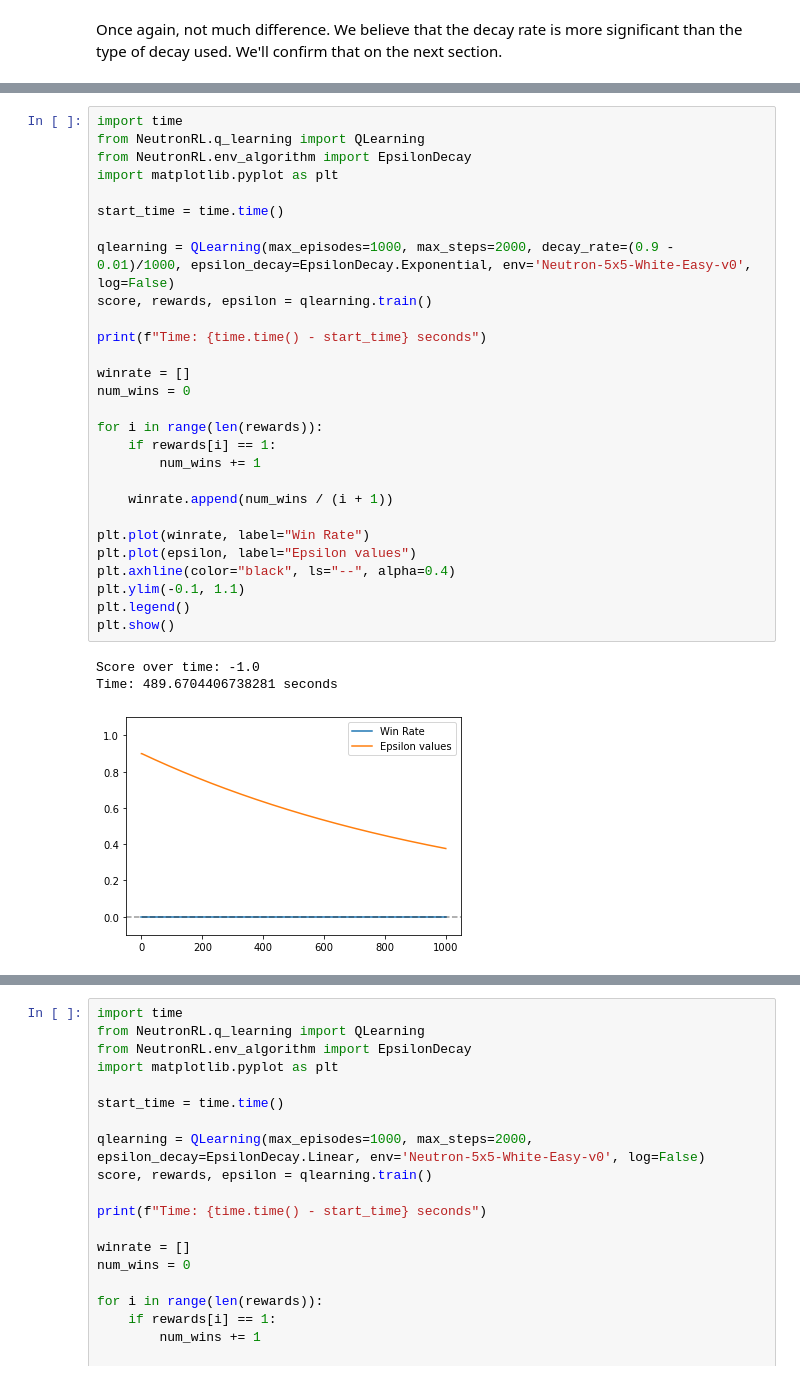
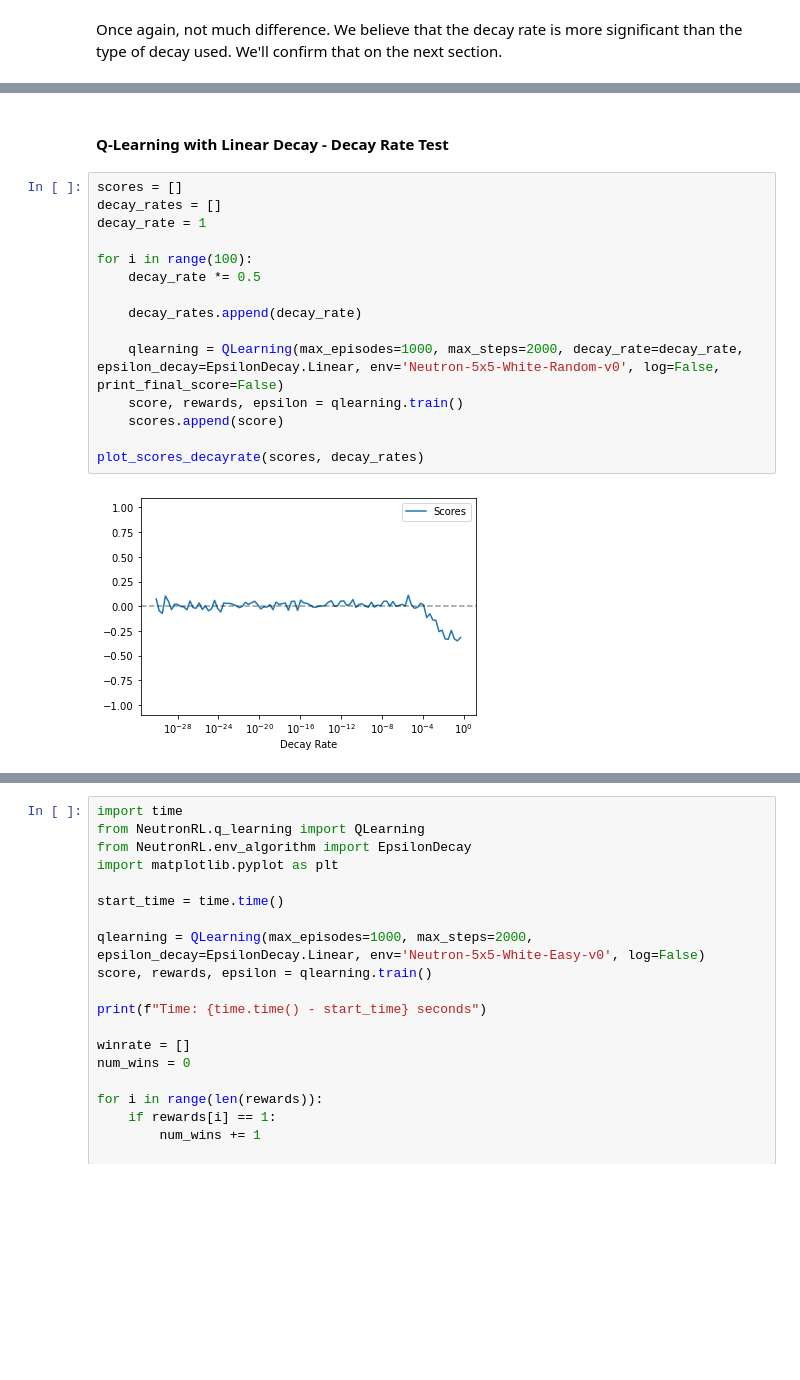
Before and after one commit to Maligetzus/IART, a Jupyter notebook: NeutronRL_Notebook.ipynb, the cells around one changed output, grey strips where cells are left out. Saved outputs shown, nothing was run; the diff lists cells and outputs as text; blank space fills up the shorter version.

```diff
--- a/NeutronRL_Notebook.ipynb
+++ b/NeutronRL_Notebook.ipynb
@@ -225,32 +238,19 @@ Score over time: 0.12
-# %%
-import time
-from NeutronRL.q_learning import QLearning
-from NeutronRL.env_algorithm import EpsilonDecay
-import matplotlib.pyplot as plt
-
-start_time = time.time()
-
-qlearning = QLearning(max_episodes=1000, max_steps=2000, decay_rate=(0.9 - 0.01)/1000, epsilon_decay=EpsilonDecay.Exponential, env='Neutron-5x5-White-Easy-v0', log=False)
-score, rewards, epsilon = qlearning.train()
-
-print(f"Time: {time.time() - start_time} seconds")
-
-winrate = []
-num_wins = 0
-
-for i in range(len(rewards)):
-    if rewards[i] == 1:
-        num_wins += 1
-
-    winrate.append(num_wins / (i + 1))
-
-plt.plot(winrate, label="Win Rate")
-plt.plot(epsilon, label="Epsilon values")
-plt.axhline(color="black", ls="--", alpha=0.4)
-plt.ylim(-0.1, 1.1)
-plt.legend()
-plt.show()
-# %% [output]
-Score over time: -1.0
-Time: 489.6704406738281 seconds
-[figure, removed]
+# %% [markdown]
+#### Q-Learning with Linear Decay - Decay Rate Test
+# %%
+scores = []
+decay_rates = []
+decay_rate = 1
+
+for i in range(100):
+    decay_rate *= 0.5
+
+    decay_rates.append(decay_rate)
+
+    qlearning = QLearning(max_episodes=1000, max_steps=2000, decay_rate=decay_rate, epsilon_decay=EpsilonDecay.Linear, env='Neutron-5x5-White-Random-v0', log=False, print_final_score=False)
+    score, rewards, epsilon = qlearning.train()
+    scores.append(score)
+
+plot_scores_decayrate(scores, decay_rates)
+# %% [output]
+[figure, added]
```
Also changed, not shown: parts of 39 cells of this notebook, 4 other files.
